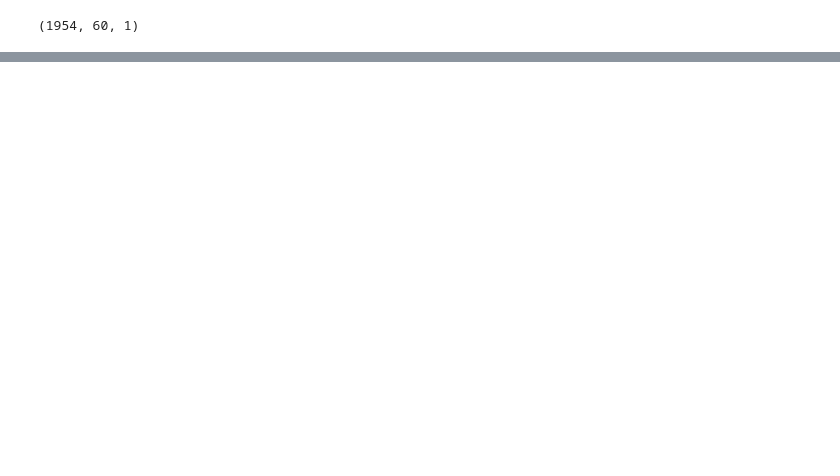
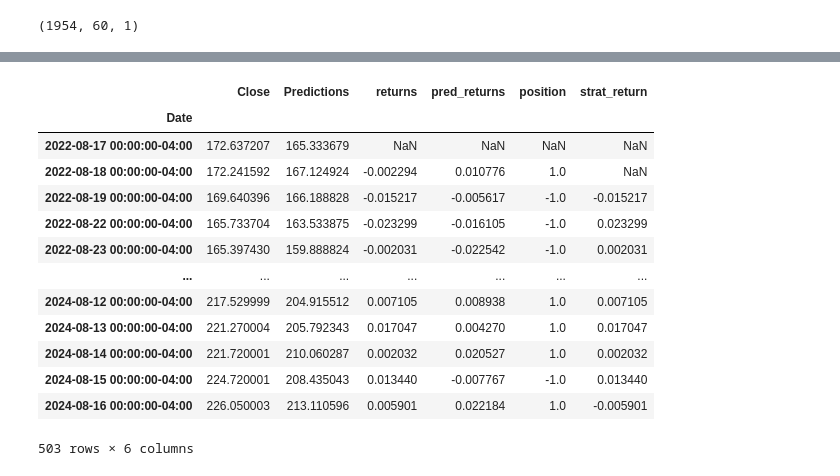
Before and after one commit to jacksullivan27/quantitative-learning, a Jupyter notebook: Neural_net_stock_price.ipynb, the cells around one changed output, grey strips where cells are left out. Drawn from its saved outputs; the diff is of its cells as text; code cells hidden in the pictures; blank space fills up the shorter version.

```diff
--- a/Neural_net_stock_price.ipynb
+++ b/Neural_net_stock_price.ipynb
@@ -91,0 +168,22 @@ x_train.shape
+# %%
+valid['returns'] = np.log(valid["Close"]).diff()
+valid['pred_returns'] = np.log(valid["Predictions"]).diff()
+valid['position'] = np.where(valid.pred_returns > 0, 1, np.nan)
+valid['position'] = np.where(valid.pred_returns < 0, -1, valid['position'])
+valid['strat_return'] = valid['returns'] * valid['position'].shift()
+valid
+# %% [output]
+|  | Close | Predictions | returns | pred_returns | position | strat_return |
+| Date |  |  |  |  |  |  |
+| 2022-08-17 00:00:00-04:00 | 172.637207 | 165.333679 | NaN | NaN | NaN | NaN |
+| 2022-08-18 00:00:00-04:00 | 172.241592 | 167.124924 | -0.002294 | 0.010776 | 1.0 | NaN |
+| 2022-08-19 00:00:00-04:00 | 169.640396 | 166.188828 | -0.015217 | -0.005617 | -1.0 | -0.015217 |
+| 2022-08-22 00:00:00-04:00 | 165.733704 | 163.533875 | -0.023299 | -0.016105 | -1.0 | 0.023299 |
+| 2022-08-23 00:00:00-04:00 | 165.397430 | 159.888824 | -0.002031 | -0.022542 | -1.0 | 0.002031 |
+| ... | ... | ... | ... | ... | ... | ... |
+| 2024-08-12 00:00:00-04:00 | 217.529999 | 204.915512 | 0.007105 | 0.008938 | 1.0 | 0.007105 |
+| 2024-08-13 00:00:00-04:00 | 221.270004 | 205.792343 | 0.017047 | 0.004270 | 1.0 | 0.017047 |
+| 2024-08-14 00:00:00-04:00 | 221.720001 | 210.060287 | 0.002032 | 0.020527 | 1.0 | 0.002032 |
+| 2024-08-15 00:00:00-04:00 | 224.720001 | 208.435043 | 0.013440 | -0.007767 | -1.0 | 0.013440 |
+| 2024-08-16 00:00:00-04:00 | 226.050003 | 213.110596 | 0.005901 | 0.022184 | 1.0 | -0.005901 |
+503 rows × 6 columns
```
Also changed, not shown: parts of 17 cells of this notebook.
